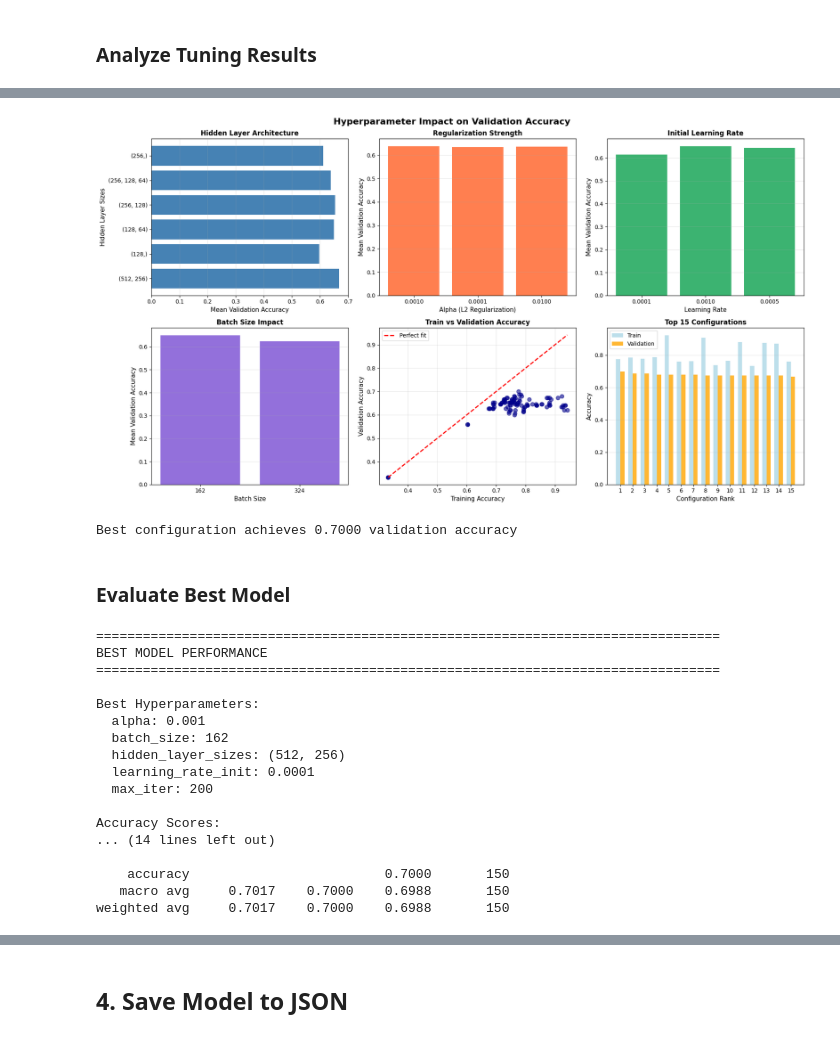
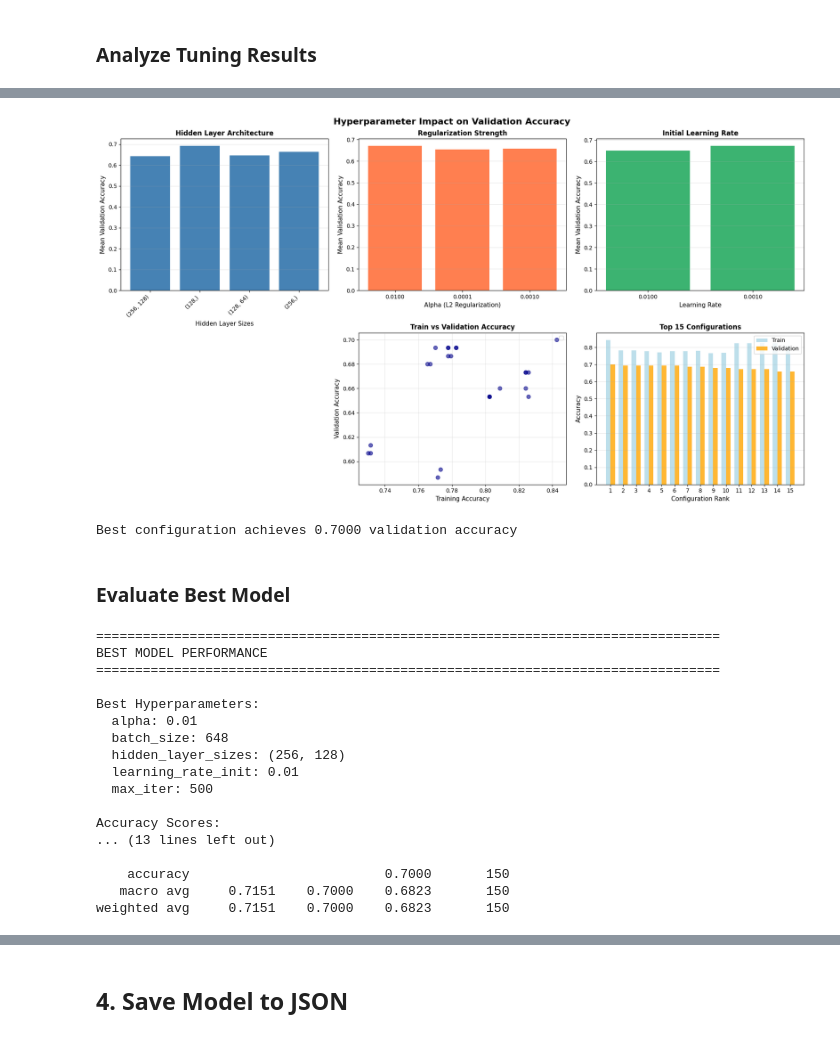
Before and after one commit to David1425/CSC311_project, a Jupyter notebook: src/mlp_demo.ipynb, the cells around one changed output, grey strips where cells are left out. Cells and saved outputs as stored; diff of their text form; code cells hidden in the pictures.

```diff
--- a/src/mlp_demo.ipynb
+++ b/src/mlp_demo.ipynb
@@ -40,7 +44,7 @@ Test: data/test_data_raw.csv
 ## 2. Prepare Data
 # %%
 # Initialize TfidfVectorizer and build vocabulary
-dataloader = TfidfVectorizer(seed=random_seed, truncate_length=3)
+dataloader = TfidfVectorizer(seed=random_seed, truncate_length=4)
 dataloader.build_vocab(train_data_path, verbose=True)
 
 print(f"\nVocabulary size: {dataloader.get_vocab_size()}")
@@ -53,9 +58,12 @@ Vocabulary size: 934
 # %%
 # Generate TF-IDF features for train and test sets
-X_train, y_train = dataloader.generate_Xt(train_data_path, normalize=False, verbose=True)
-X_test, y_test = dataloader.generate_Xt(test_data_path, normalize=False, verbose=True)
-X_val, y_val = dataloader.generate_Xt(val_data_path, normalize=False, verbose=True)
+normalize = True
+standardize = False
+verbose = True
 
+X_train, y_train = dataloader.generate_Xt(train_data_path, normalize=normalize, verbose=verbose, standardize=standardize)
+X_test, y_test = dataloader.generate_Xt(test_data_path, normalize=normalize, verbose=verbose, standardize=standardize)
+X_val, y_val = dataloader.generate_Xt(val_data_path, normalize=normalize, verbose=verbose, standardize=standardize)
 print(f"\nX_train shape: {X_train.shape}")
 print(f"y_train shape: {y_train.shape}")
 print(f"X_test shape: {X_test.shape}")
@@ -327,11 +351,13 @@ for r in results_list:
     layer_sizes[key].append(r['val_accuracy'])
 
 layer_means = {k: np.mean(v) for k, v in layer_sizes.items()}
-axes[0, 0].barh(list(layer_means.keys()), list(layer_means.values()), color='steelblue')
-axes[0, 0].set_xlabel('Mean Validation Accuracy', fontsize=11)
-axes[0, 0].set_ylabel('Hidden Layer Sizes', fontsize=11)
+axes[0, 0].bar(range(len(layer_means)), list(layer_means.values()), color='steelblue')
+axes[0, 0].set_xticks(range(len(layer_means)))
+axes[0, 0].set_xticklabels(list(layer_means.keys()), rotation=45, ha='right')
+axes[0, 0].set_xlabel('Hidden Layer Sizes', fontsize=11)
+axes[0, 0].set_ylabel('Mean Validation Accuracy', fontsize=11)
 axes[0, 0].set_title('Hidden Layer Architecture', fontsize=12, fontweight='bold')
-axes[0, 0].grid(axis='x', alpha=0.3)
+axes[0, 0].grid(axis='y', alpha=0.3)
 
 # 2. Alpha (L2 regularization)
 alpha_values = {}
@@ -367,61 +393,45 @@ axes[0, 2].set_ylabel('Mean Validation Accuracy', fontsize=11)
 axes[0, 2].set_title('Initial Learning Rate', fontsize=12, fontweight='bold')
 axes[0, 2].grid(axis='y', alpha=0.3)
 
-# 4. Batch size
-batch_values = {}
-for r in results_list:
-    key = r['params']['batch_size']
-    if key not in batch_values:
-        batch_values[key] = []
-    batch_values[key].append(r['val_accuracy'])
-
-batch_means = {k: np.mean(v) for k, v in batch_values.items()}
-axes[1, 0].bar(range(len(batch_means)), list(batch_means.values()), color='mediumpurple')
-axes[1, 0].set_xticks(range(len(batch_means)))
-axes[1, 0].set_xticklabels([str(k) for k in batch_means.keys()])
-axes[1, 0].set_xlabel('Batch Size', fontsize=11)
-axes[1, 0].set_ylabel('Mean Validation Accuracy', fontsize=11)
-axes[1, 0].set_title('Batch Size Impact', fontsize=12, fontweight='bold')
-axes[1, 0].grid(axis='y', alpha=0.3)
+# 4. Batch size (hidden)
+axes[1, 0].axis('off')
 
 # 5. Train vs Val accuracy (overfitting check)
 train_accs = [r['train_accuracy'] for r in results_list]
 val_accs = [r['val_accuracy'] for r in results_list]
 axes[1, 1].scatter(train_accs, val_accs, alpha=0.6, s=50, color='darkblue')
-axes[1, 1].plot([min(train_accs), max(train_accs)], [min(train_accs), max(train_accs)],
-                'r--', linewidth=2, label='Perfect fit')
 axes[1, 1].set_xlabel('Training Accuracy', fontsize=11)
 axes[1, 1].set_ylabel('Validation Accuracy', fontsize=11)
 axes[1, 1].set_title('Train vs Validation Accuracy', fontsize=12, fontweight='bold')
 axes[1, 1].legend()
 axes[1, 1].grid(alpha=0.3)
 
 # 6. Top 15 configurations comparison
 top_n = 15
 top_configs = results_list[:top_n]
 indices = range(1, len(top_configs) + 1)
 train_top = [r['train_accuracy'] for r in top_configs]
 val_top = [r['val_accuracy'] for r in top_configs]
 
 x = np.arange(len(indices))
 width = 0.35
 
 axes[1, 2].bar(x - width/2, train_top, width, label='Train', color='lightblue', alpha=0.8)
 axes[1, 2].bar(x + width/2, val_top, width, label='Validation', color='orange', alpha=0.8)
 axes[1, 2].set_xlabel('Configuration Rank', fontsize=11)
 axes[1, 2].set_ylabel('Accuracy', fontsize=11)
 axes[1, 2].set_title(f'Top {top_n} Configurations', fontsize=12, fontweight='bold')
 axes[1, 2].set_xticks(x)
 axes[1, 2].set_xticklabels(indices)
 axes[1, 2].legend()
 axes[1, 2].grid(axis='y', alpha=0.3)
 
 plt.tight_layout()
 plt.show()
 
 print(f"\nBest configuration achieves {tuning_results['best_score']:.4f} validation accuracy")
 # %% [output]
-[figure, old version]
+[figure, new version]
 Best configuration achieves 0.7000 validation accuracy
 # %% [markdown]
 ### Evaluate Best Model
@@ -429,7 +439,7 @@ Best configuration achieves 0.7000 validation accuracy
 # Evaluate best model on all sets
 best_train_pred = best_mlp.predict(X_train)
 best_val_pred = best_mlp.predict(X_val)
-best_test_pred = best_mlp.predict(X_test)
+# best_test_pred = best_mlp.predict(X_test)
 
 print("=" * 80)
 print("BEST MODEL PERFORMANCE")
@@ -441,7 +451,7 @@ for key, value in best_params.items():
 print(f"\n{'Accuracy Scores:'}")
 print(f"  Training Accuracy:   {accuracy_score(y_train, best_train_pred):.4f}")
 print(f"  Validation Accuracy: {accuracy_score(y_val, best_val_pred):.4f}")
-print(f"  Test Accuracy:       {accuracy_score(y_test, best_test_pred):.4f}")
+# print(f"  Test Accuracy:       {accuracy_score(y_test, best_test_pred):.4f}")
 
 print(f"\n{'Training Details:'}")
 print(f"  Number of iterations: {best_mlp.n_iter_}")
@@ -455,15 +465,15 @@ BEST MODEL PERFORMANCE
 ================================================================================
 
 Best Hyperparameters:
-  alpha: 0.001
-  batch_size: 162
-  hidden_layer_sizes: (512, 256)
-  learning_rate_init: 0.0001
-  max_iter: 200
+  alpha: 0.01
+  batch_size: 648
+  hidden_layer_sizes: (256, 128)
+  learning_rate_init: 0.01
+  max_iter: 500
 
 Accuracy Scores:
-... (14 lines left out)
+... (13 lines left out)
 
     accuracy                         0.7000       150
-   macro avg     0.7017    0.7000    0.6988       150
-weighted avg     0.7017    0.7000    0.6988       150
+   macro avg     0.7151    0.7000    0.6823       150
+weighted avg     0.7151    0.7000    0.6823       150
```
Also changed, not shown: parts of 16 cells of this notebook, 7 other files.
